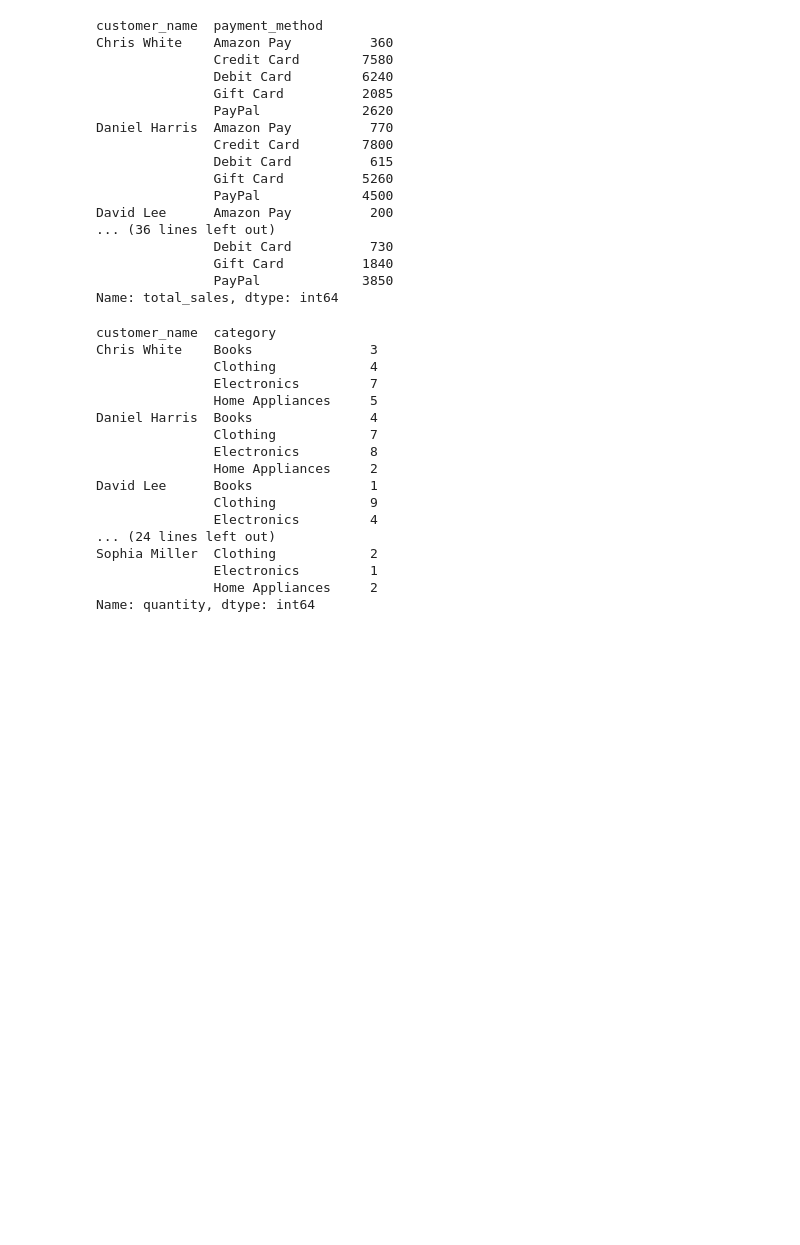
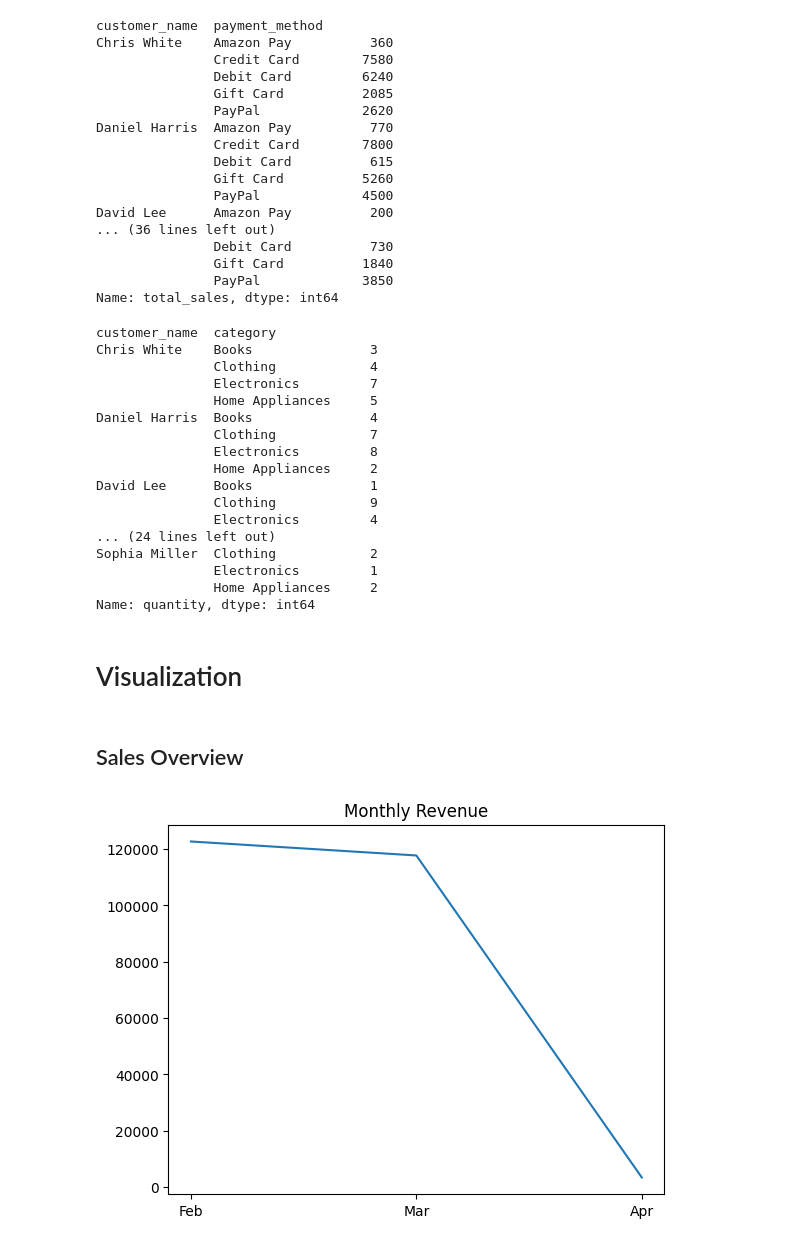
Before and after one commit to minaekramy06/amazon-sales-analysis-2025, a Jupyter notebook: notebooks/amazon_sales_analysis.ipynb, the cells around one changed output. Cells and saved outputs as stored; diff of their text form; code cells hidden in the pictures; blank space fills up the shorter version.

Commit message:
Add visualizations insights

```diff
--- a/notebooks/amazon_sales_analysis.ipynb
+++ b/notebooks/amazon_sales_analysis.ipynb
@@ -2,7 +2,7 @@
 import pandas as pd
 import matplotlib.pyplot as plt
 # %%
-raw_data = pd.read_csv('../data/amazon_sales_data 2025.csv')
+raw_data = pd.read_csv('../data/amazon_sales_data_2025.csv')
 # %%
 raw_data.head()
 # %% [output]
@@ -86,7 +86,7 @@ Index(['order_id', 'date', 'product', 'category', 'price', 'quantity',
        'status'],
       dtype='object')
 # %%
-df['data_month'] = df.date.dt.month
+df['data_month'] = df.date.dt.strftime('%b')
 # %%
 df['data_day'] = df.date.dt.day
 # %%
@@ -516,6 +516,7 @@ date_day
 23    1.0
 Name: quantity, dtype: float64
 # %%
-df.groupby('date_month').total_sales.sum().sort_values(ascending= False)
+monthly_analysis = df.groupby('date_month').total_sales.sum().sort_values(ascending= False)
+monthly_analysis
 # %% [output]
 date_month
@@ -679,3 +681,13 @@ Sophia Miller  Clothing            2
                Electronics         1
                Home Appliances     2
 Name: quantity, dtype: int64
+# %% [markdown]
+# Visualization
+# %% [markdown]
+## Sales Overview
+# %%
+plt.plot(monthly_analysis.index, monthly_analysis.values)
+plt.title('Monthly Revenue')
+plt.show()
+# %% [output]
+[figure, added]
```
Also changed, not shown: parts of 19 cells of this notebook.
